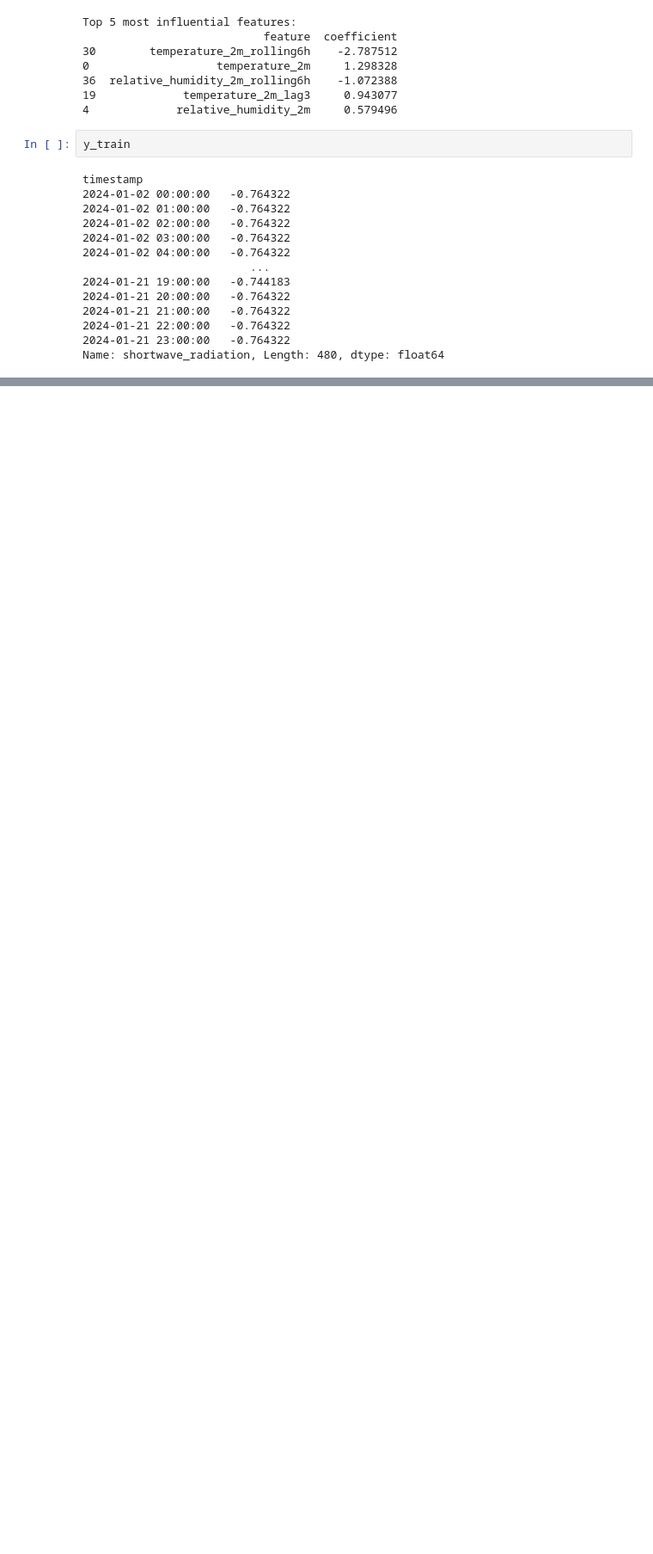
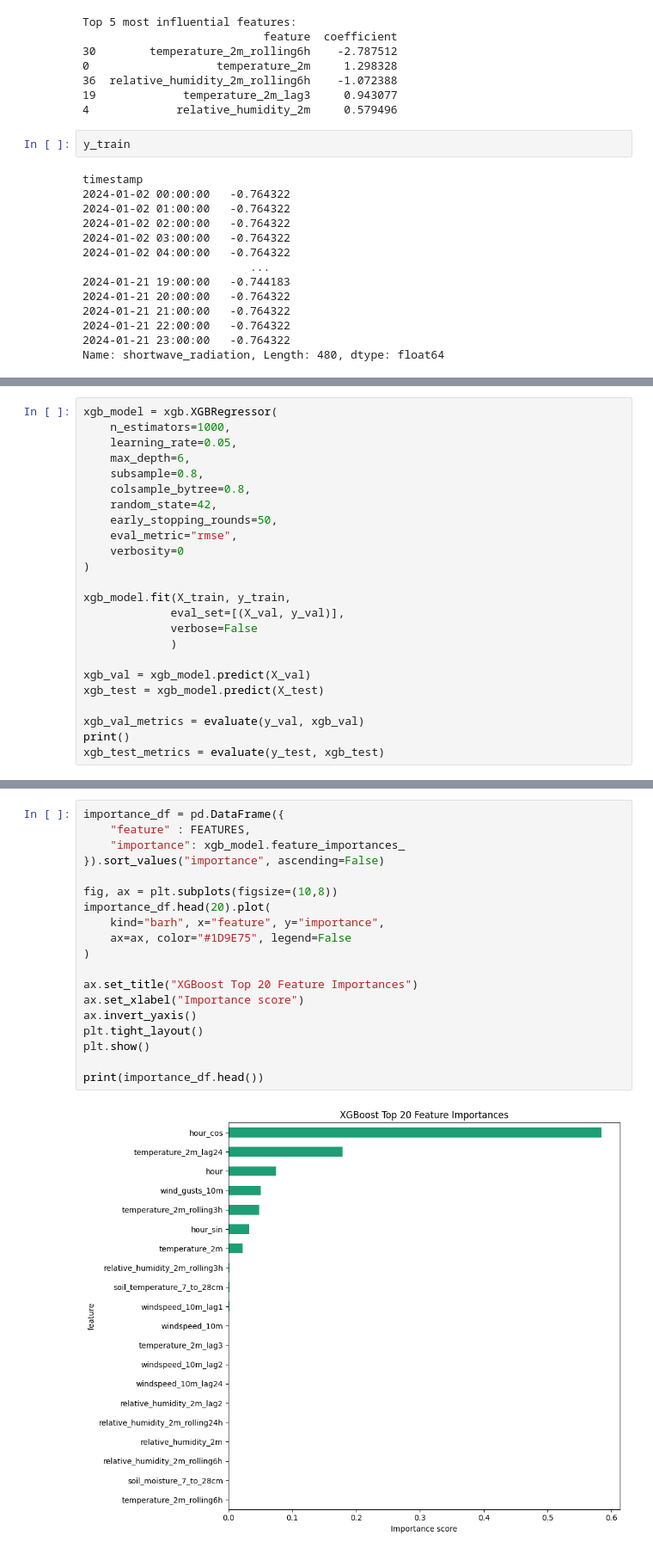
Before and after one commit to mmoh-i/ml-sprint, a Jupyter notebook: notebooks/01_cleaning.ipynb, the cells around one changed output, grey strips where cells are left out. Shown at 86% size. Saved outputs shown, nothing was run; the diff lists cells and outputs as text; blank space fills up the shorter version.

Commit message:
Days 11-13: deep evaluation, model comparison, model card and persistence

```diff
--- a/notebooks/01_cleaning.ipynb
+++ b/notebooks/01_cleaning.ipynb
@@ -663,0 +699,24 @@ coef_df
+# %%
+xgb_model = xgb.XGBRegressor(
+    n_estimators=1000,
+    learning_rate=0.05,
+    max_depth=6,
+    subsample=0.8,
+    colsample_bytree=0.8,
+    random_state=42,
+    early_stopping_rounds=50,
+    eval_metric="rmse",
+    verbosity=0
+)
+
+xgb_model.fit(X_train, y_train,
+             eval_set=[(X_val, y_val)],
+             verbose=False
+             )
+
+xgb_val = xgb_model.predict(X_val)
+xgb_test = xgb_model.predict(X_test)
+
+xgb_val_metrics = evaluate(y_val, xgb_val)
+print()
+xgb_test_metrics = evaluate(y_test, xgb_test)
@@ -663,0 +734,21 @@ coef_df
+# %%
+importance_df = pd.DataFrame({
+    "feature" : FEATURES,
+    "importance": xgb_model.feature_importances_
+}).sort_values("importance", ascending=False)
+
+fig, ax = plt.subplots(figsize=(10,8))
+importance_df.head(20).plot(
+    kind="barh", x="feature", y="importance",
+    ax=ax, color="#1D9E75", legend=False
+)
+
+ax.set_title("XGBoost Top 20 Feature Importances")
+ax.set_xlabel("Importance score")
+ax.invert_yaxis()
+plt.tight_layout()
+plt.show()
+
+print(importance_df.head())
+# %% [output]
+[figure, added]
```
Also changed, not shown: parts of 35 cells of this notebook, 7 other files.
